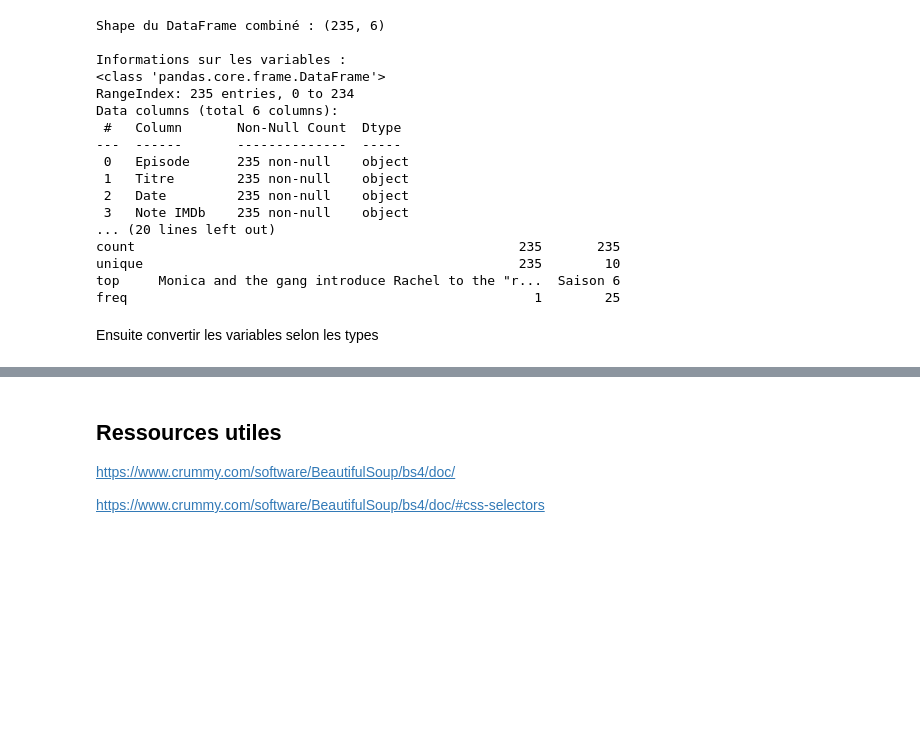
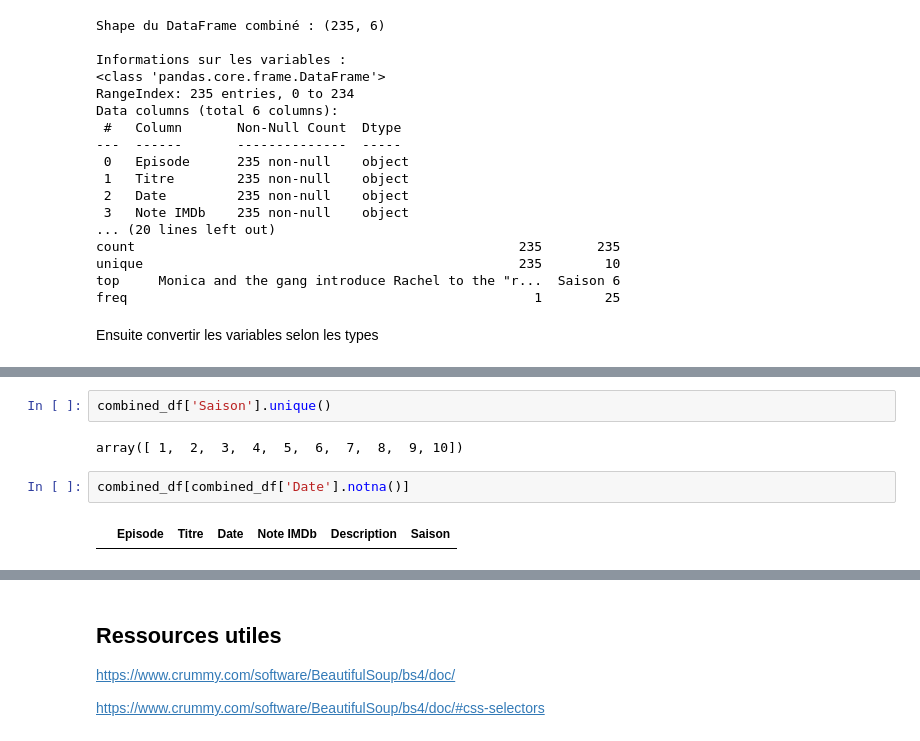
Before and after one commit to raymondgadji/DatAnalyst, a Jupyter notebook: Cours/Semaine6/SerieFriends/Brief2_Friends.ipynb, the cells around one changed output, grey strips where cells are left out. Drawn from its saved outputs; the diff is of its cells as text; blank space fills up the shorter version.

```diff
--- a/Cours/Semaine6/SerieFriends/Brief2_Friends.ipynb
+++ b/Cours/Semaine6/SerieFriends/Brief2_Friends.ipynb
@@ -965,0 +1010,8 @@ std          NaN
+# %%
+combined_df['Saison'].unique()
+# %% [output]
+array([ 1,  2,  3,  4,  5,  6,  7,  8,  9, 10])
+# %%
+combined_df[combined_df['Date'].notna()]
+# %% [output]
+|  | Episode | Titre | Date | Note IMDb | Description | Saison |
```
Also changed, not shown: parts of 21 cells of this notebook, 6 other files.
